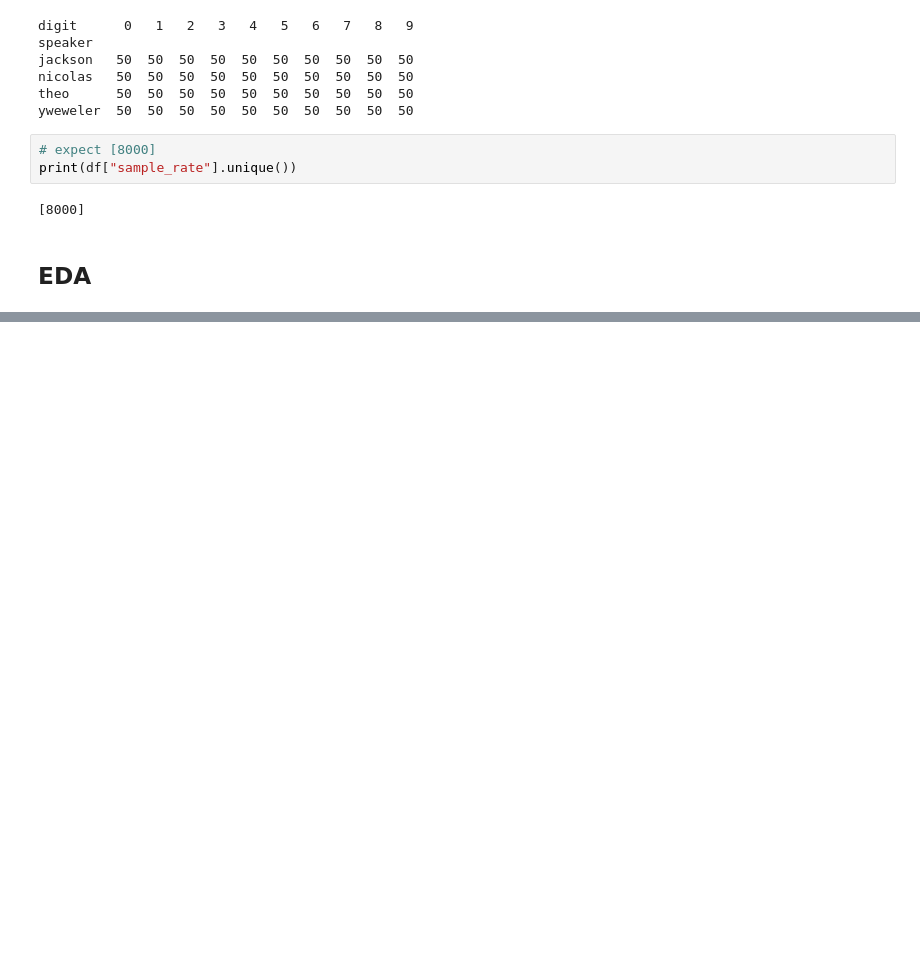
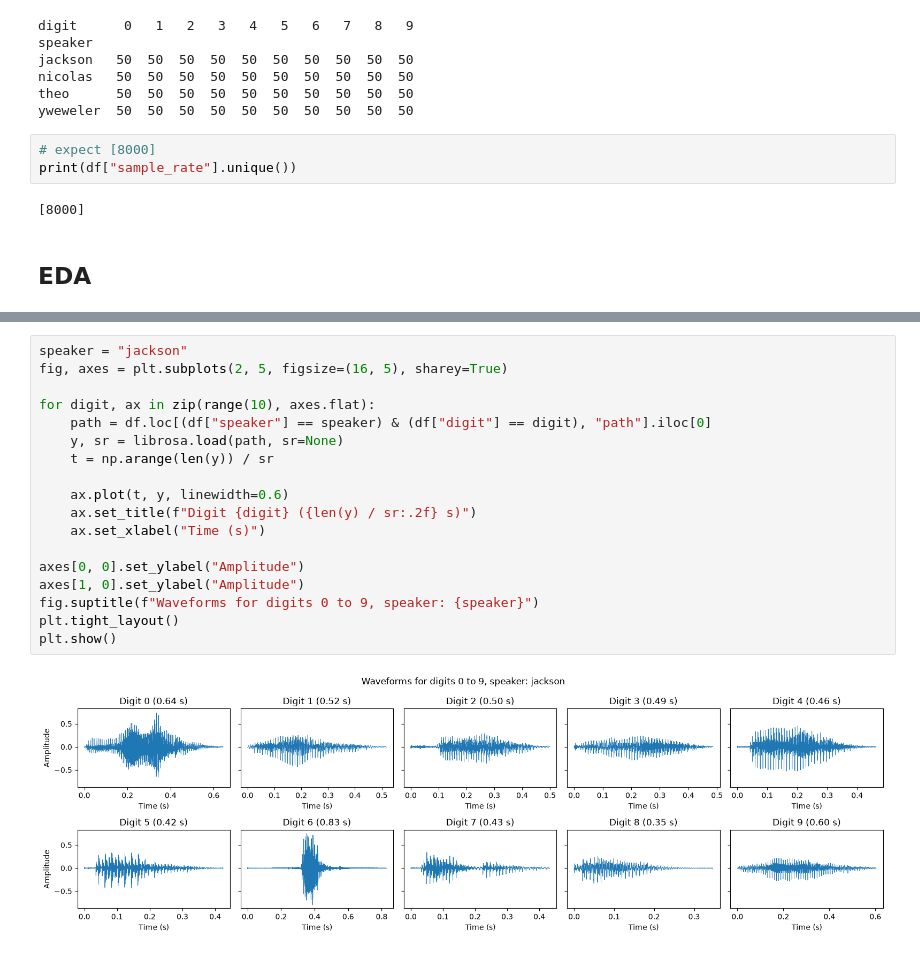
Before and after one commit to imgabrielas/Grey_Matter_Multiplication, a Jupyter notebook: Spoken Digit Recognition/Spoken_Digit_Recognition.ipynb, the cells around one changed output, grey strips where cells are left out. Drawn from its saved outputs; the diff is of its cells as text; blank space fills up the shorter version.

```diff
--- a/Spoken Digit Recognition/Spoken_Digit_Recognition.ipynb
+++ b/Spoken Digit Recognition/Spoken_Digit_Recognition.ipynb
@@ -176,0 +191,20 @@ Audio(y, rate=sr)
+# %%
+speaker = "jackson"
+fig, axes = plt.subplots(2, 5, figsize=(16, 5), sharey=True)
+
+for digit, ax in zip(range(10), axes.flat):
+    path = df.loc[(df["speaker"] == speaker) & (df["digit"] == digit), "path"].iloc[0]
+    y, sr = librosa.load(path, sr=None)
+    t = np.arange(len(y)) / sr
+
+    ax.plot(t, y, linewidth=0.6)
+    ax.set_title(f"Digit {digit} ({len(y) / sr:.2f} s)")
+    ax.set_xlabel("Time (s)")
+
+axes[0, 0].set_ylabel("Amplitude")
+axes[1, 0].set_ylabel("Amplitude")
+fig.suptitle(f"Waveforms for digits 0 to 9, speaker: {speaker}")
+plt.tight_layout()
+plt.show()
+# %% [output]
+[figure, added]
```
Also changed, not shown: parts of 4 cells of this notebook.
